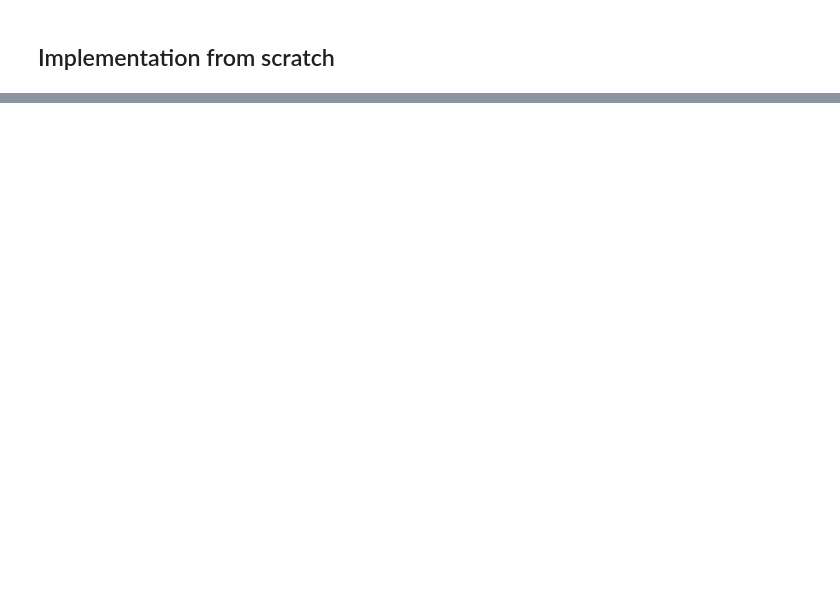
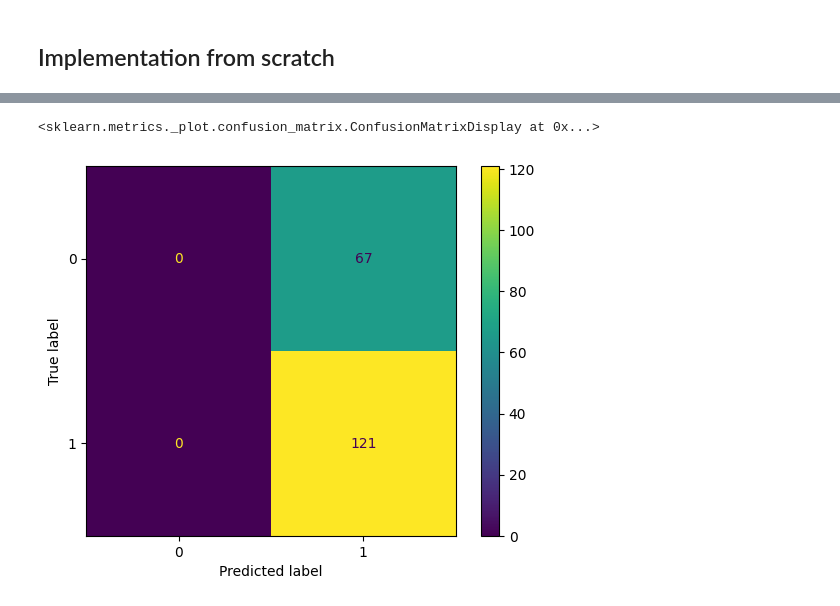
Before and after one commit to Anth0nYM/mlp, a Jupyter notebook: main.ipynb, the cells around one changed output, grey strips where cells are left out. Cells and saved outputs as stored; diff of their text form; code cells hidden in the pictures; blank space fills up the shorter version.

Commit message:
feat: add backpropagation function and compare with sklearn

```diff
--- a/main.ipynb
+++ b/main.ipynb
@@ -14,7 +14,9 @@ import matplotlib.pyplot as plt
 # %% [markdown]
 ## Load and Split data
 # %%
-data = load_breast_cancer()
+
+data = datasets.load_breast_cancer()
+
 X, y = data.data, data.target
 X_train, X_test, y_train, y_test = train_test_split(
     X, y, test_size=0.33, random_state=42)
@@ -114,0 +131,3 @@ print(loss_value)
+# %%
+our_mlp = MLP(X, y)
+our_mlp.fit(epochs=300, learning_rate=0.001)
@@ -114,0 +145,8 @@ print(loss_value)
+# %%
+y_pred_our = our_mlp.predict(X_test)
+cm = confusion_matrix(y_test, y_pred_our)
+disp = ConfusionMatrixDisplay(confusion_matrix=cm)
+disp.plot()
+# %% [output]
+<sklearn.metrics._plot.confusion_matrix.ConfusionMatrixDisplay at 0x...>
+[figure, added]
```
Also changed, not shown: parts of 11 cells of this notebook, 1 other file.
